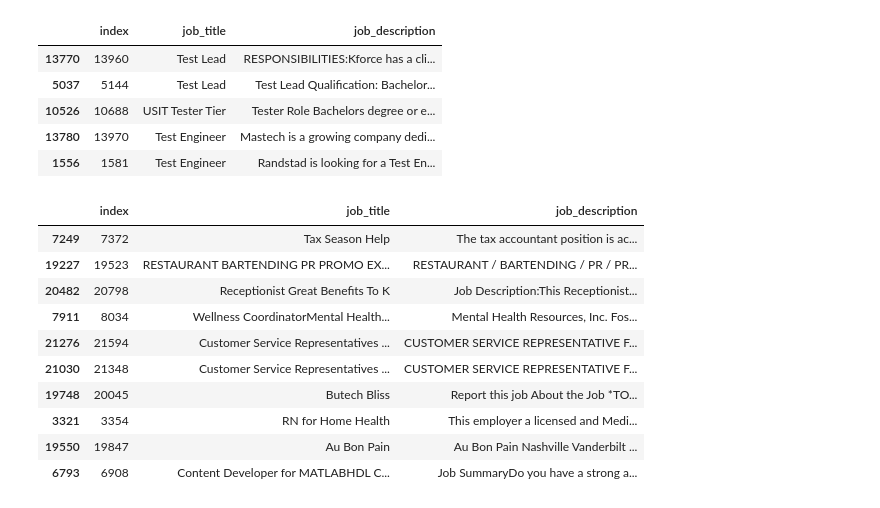
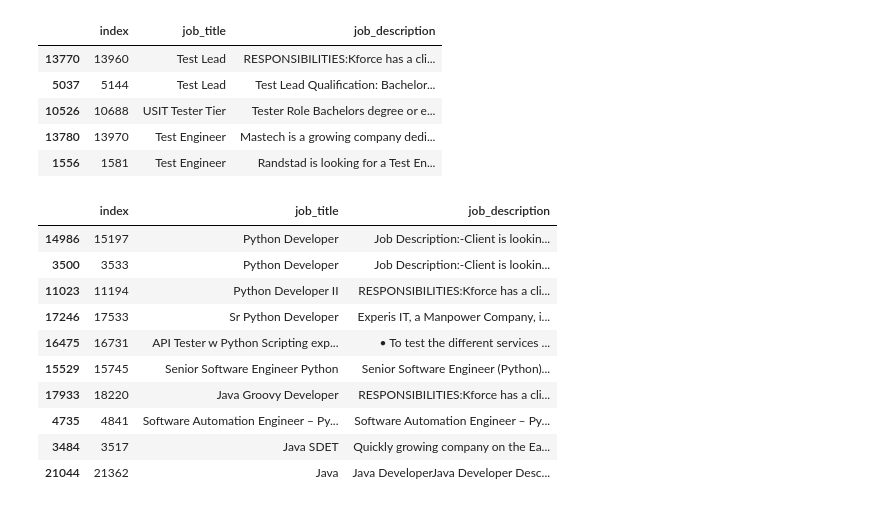
Before and after one commit to doreensacker/pyladies-recommendations-with-embeddings, a Jupyter notebook: tutorial_solution.ipynb, the cells around one changed output. Saved outputs shown, nothing was run; the diff lists cells and outputs as text; code cells hidden in the pictures.

```diff
--- a/tutorial_solution.ipynb
+++ b/tutorial_solution.ipynb
@@ -241,16 +241,16 @@ def get_most_similar_jobs(text: str, num_recos: int = 5)-> pd.DataFrame:
     D, nearest_items = faiss_index.search(embedding.numpy(), num_recos)
     return df.iloc[nearest_items[0]]
 # %%
-get_most_similar_jobs("I want to make people happy", 10)
+get_most_similar_jobs("I want to develop in python", 10)
 # %% [output]
 |  | index | job_title | job_description |
-| 7249 | 7372 | Tax Season Help | The tax accountant position is ac... |
-| 19227 | 19523 | RESTAURANT BARTENDING PR PROMO EX... | RESTAURANT / BARTENDING / PR / PR... |
-| 20482 | 20798 | Receptionist Great Benefits To K | Job Description:This Receptionist... |
-| 7911 | 8034 | Wellness CoordinatorMental Health... | Mental Health Resources, Inc. Fos... |
-| 21276 | 21594 | Customer Service Representatives ... | CUSTOMER SERVICE REPRESENTATIVE F... |
-| 21030 | 21348 | Customer Service Representatives ... | CUSTOMER SERVICE REPRESENTATIVE F... |
-| 19748 | 20045 | Butech Bliss | Report this job About the Job *TO... |
-| 3321 | 3354 | RN for Home Health | This employer a licensed and Medi... |
-| 19550 | 19847 | Au Bon Pain | Au Bon Pain Nashville Vanderbilt ... |
-| 6793 | 6908 | Content Developer for MATLABHDL C... | Job SummaryDo you have a strong a... |
+| 14986 | 15197 | Python Developer | Job Description:-Client is lookin... |
+| 3500 | 3533 | Python Developer | Job Description:-Client is lookin... |
+| 11023 | 11194 | Python Developer II | RESPONSIBILITIES:Kforce has a cli... |
+| 17246 | 17533 | Sr Python Developer | Experis IT, a Manpower Company, i... |
+| 16475 | 16731 | API Tester w Python Scripting exp... | • To test the different services ... |
+| 15529 | 15745 | Senior Software Engineer Python | Senior Software Engineer (Python)... |
+| 17933 | 18220 | Java Groovy Developer | RESPONSIBILITIES:Kforce has a cli... |
+| 4735 | 4841 | Software Automation Engineer – Py... | Software Automation Engineer – Py... |
+| 3484 | 3517 | Java SDET | Quickly growing company on the Ea... |
+| 21044 | 21362 | Java | Java DeveloperJava Developer Desc... |
```
Also changed, not shown: parts of 3 cells of this notebook, 4 other files.
